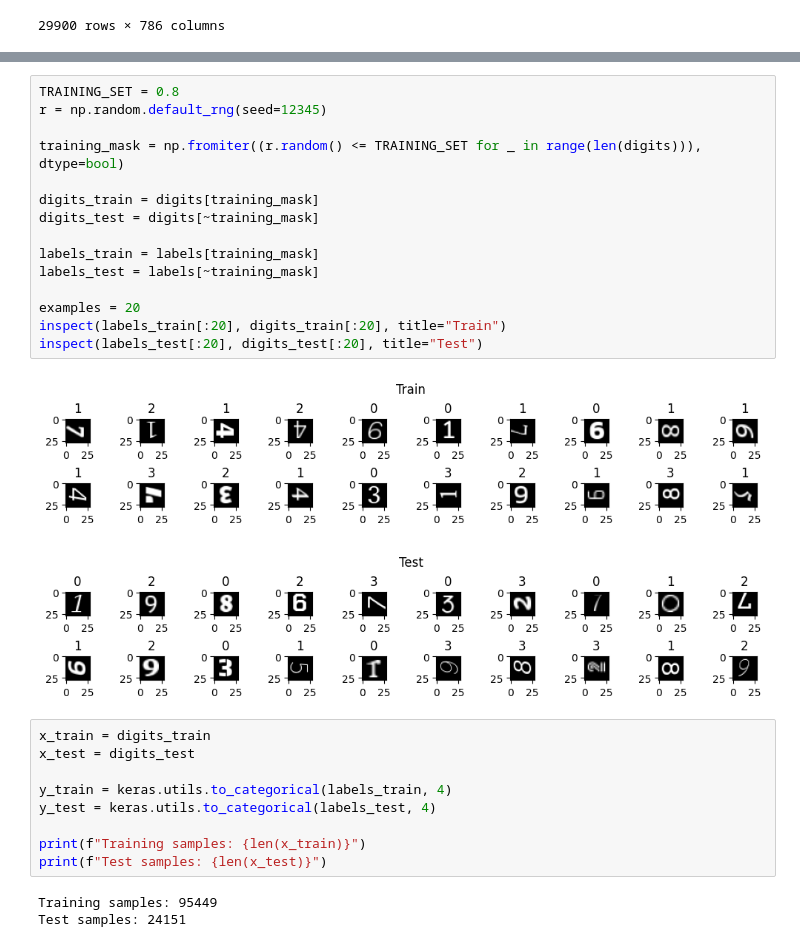
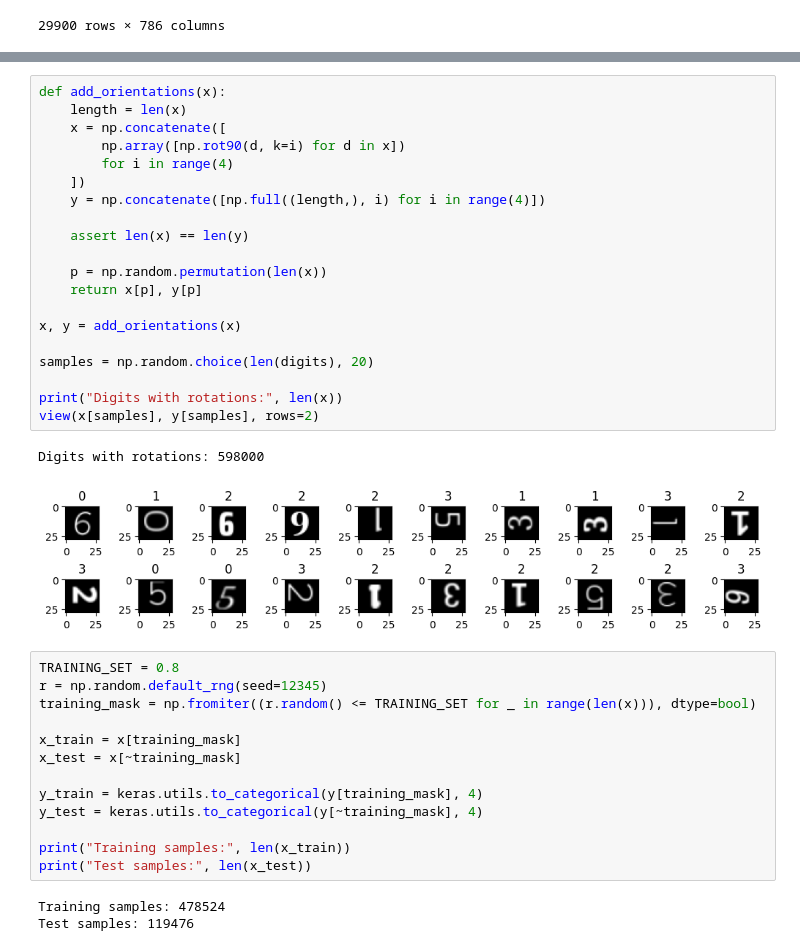
Before and after one commit to Taiters/sudoku-solver, a Jupyter notebook: notebooks/orientation.ipynb, the cells around one changed output, grey strips where cells are left out. Drawn from its saved outputs; the diff is of its cells as text.

```diff
--- a/notebooks/orientation.ipynb
+++ b/notebooks/orientation.ipynb
@@ -69,33 +121,42 @@ digits, labels = get_orientation_set(digits)
+# %%
+def add_orientations(x):
+    length = len(x)
+    x = np.concatenate([
+        np.array([np.rot90(d, k=i) for d in x])
+        for i in range(4)
+    ])
+    y = np.concatenate([np.full((length,), i) for i in range(4)])
+
+    assert len(x) == len(y)
+
+    p = np.random.permutation(len(x))
+    return x[p], y[p]
+
+x, y = add_orientations(x)
+
+samples = np.random.choice(len(digits), 20)
+
+print("Digits with rotations:", len(x))
+view(x[samples], y[samples], rows=2)
+# %% [output]
+Digits with rotations: 598000
+[figure, added]
 # %%
 TRAINING_SET = 0.8
 r = np.random.default_rng(seed=12345)
+training_mask = np.fromiter((r.random() <= TRAINING_SET for _ in range(len(x))), dtype=bool)
 
-training_mask = np.fromiter((r.random() <= TRAINING_SET for _ in range(len(digits))), dtype=bool)
+x_train = x[training_mask]
+x_test = x[~training_mask]
 
-digits_train = digits[training_mask]
-digits_test = digits[~training_mask]
+y_train = keras.utils.to_categorical(y[training_mask], 4)
+y_test = keras.utils.to_categorical(y[~training_mask], 4)
 
-labels_train = labels[training_mask]
-labels_test = labels[~training_mask]
-
-examples = 20
-inspect(labels_train[:20], digits_train[:20], title="Train")
-inspect(labels_test[:20], digits_test[:20], title="Test")
+print("Training samples:", len(x_train))
+print("Test samples:", len(x_test))
 # %% [output]
-[figure, removed]
-[figure, removed]
+Training samples: 478524
+Test samples: 119476
-# %%
-x_train = digits_train
-x_test = digits_test
-
-y_train = keras.utils.to_categorical(labels_train, 4)
-y_test = keras.utils.to_categorical(labels_test, 4)
-
-print(f"Training samples: {len(x_train)}")
-print(f"Test samples: {len(x_test)}")
-# %% [output]
-Training samples: 95449
-Test samples: 24151
 # %%
 model = keras.Sequential(
     [
```
Also changed, not shown: parts of 13 cells of this notebook, 26 other files.
